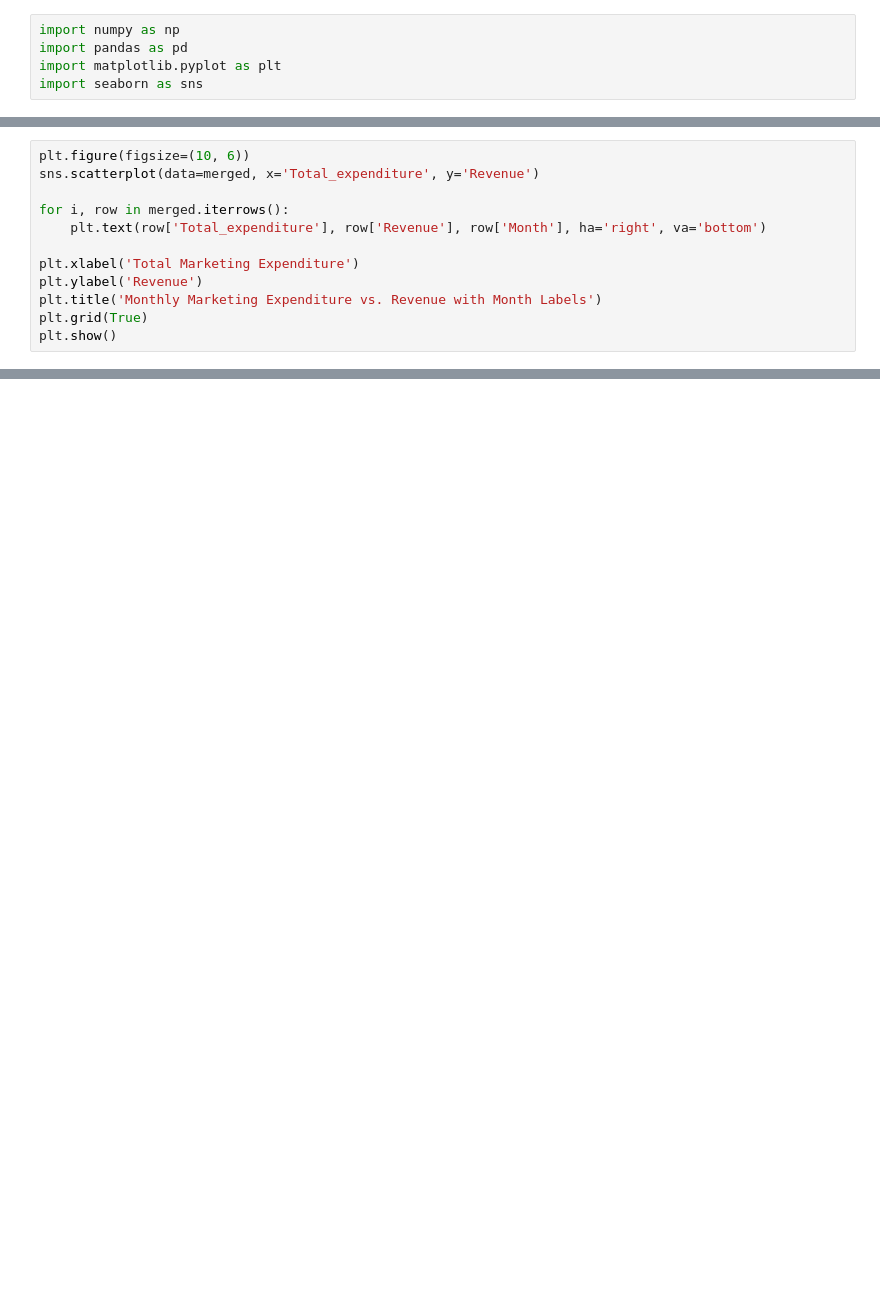
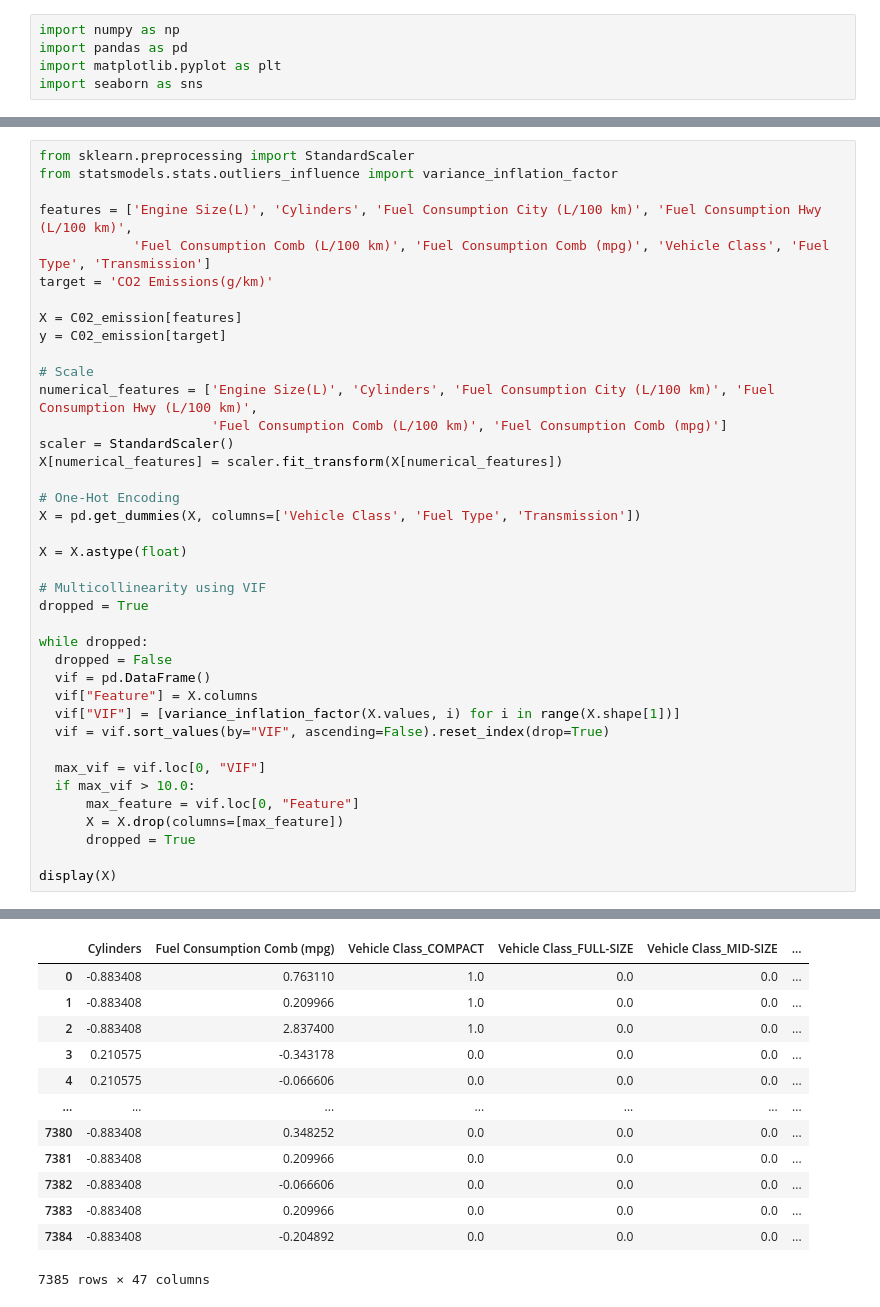
Before and after one commit to anshugupta742/data-analytics-projects, a Jupyter notebook: CO2-Emission-Analysis/CO2_Emission_Analysis.ipynb, the cells around one changed output, grey strips where cells are left out. Drawn from its saved outputs; the diff is of its cells as text; blank space fills up the shorter version.

```diff
--- a/CO2-Emission-Analysis/CO2_Emission_Analysis.ipynb
+++ b/CO2-Emission-Analysis/CO2_Emission_Analysis.ipynb
@@ -289,12 +13,0 @@ sns.lineplot(data=merged, x='Month', y='ROI')
-# %%
-plt.figure(figsize=(10, 6))
-sns.scatterplot(data=merged, x='Total_expenditure', y='Revenue')
-
-for i, row in merged.iterrows():
-    plt.text(row['Total_expenditure'], row['Revenue'], row['Month'], ha='right', va='bottom')
-
-plt.xlabel('Total Marketing Expenditure')
-plt.ylabel('Revenue')
-plt.title('Monthly Marketing Expenditure vs. Revenue with Month Labels')
-plt.grid(True)
-plt.show()
@@ -635,0 +227,40 @@ Lowest sales day: 2019-05-28 00:00:00 with 1767.15072
+# %%
+from sklearn.preprocessing import StandardScaler
+from statsmodels.stats.outliers_influence import variance_inflation_factor
+
+features = ['Engine Size(L)', 'Cylinders', 'Fuel Consumption City (L/100 km)', 'Fuel Consumption Hwy (L/100 km)',
+            'Fuel Consumption Comb (L/100 km)', 'Fuel Consumption Comb (mpg)', 'Vehicle Class', 'Fuel Type', 'Transmission']
+target = 'CO2 Emissions(g/km)'
+
+X = C02_emission[features]
+y = C02_emission[target]
+
+# Scale
+numerical_features = ['Engine Size(L)', 'Cylinders', 'Fuel Consumption City (L/100 km)', 'Fuel Consumption Hwy (L/100 km)',
+                      'Fuel Consumption Comb (L/100 km)', 'Fuel Consumption Comb (mpg)']
+scaler = StandardScaler()
+X[numerical_features] = scaler.fit_transform(X[numerical_features])
+
+# One-Hot Encoding
+X = pd.get_dummies(X, columns=['Vehicle Class', 'Fuel Type', 'Transmission'])
+
+X = X.astype(float)
+
+# Multicollinearity using VIF
+dropped = True
+
+while dropped:
+  dropped = False
+  vif = pd.DataFrame()
+  vif["Feature"] = X.columns
+  vif["VIF"] = [variance_inflation_factor(X.values, i) for i in range(X.shape[1])]
+  vif = vif.sort_values(by="VIF", ascending=False).reset_index(drop=True)
+
+  max_vif = vif.loc[0, "VIF"]
+  if max_vif > 10.0:
+      max_feature = vif.loc[0, "Feature"]
+      X = X.drop(columns=[max_feature])
+      dropped = True
+
+display(X)
+# %% [output]
@@ -635,0 +272,13 @@ Lowest sales day: 2019-05-28 00:00:00 with 1767.15072
+|  | Cylinders | Fuel Consumption Comb (mpg) | Vehicle Class_COMPACT | Vehicle Class_FULL-SIZE | Vehicle Class_MID-SIZE | ... |
+| 0 | -0.883408 | 0.763110 | 1.0 | 0.0 | 0.0 | ... |
+| 1 | -0.883408 | 0.209966 | 1.0 | 0.0 | 0.0 | ... |
+| 2 | -0.883408 | 2.837400 | 1.0 | 0.0 | 0.0 | ... |
+| 3 | 0.210575 | -0.343178 | 0.0 | 0.0 | 0.0 | ... |
+| 4 | 0.210575 | -0.066606 | 0.0 | 0.0 | 0.0 | ... |
+| ... | ... | ... | ... | ... | ... | ... |
+| 7380 | -0.883408 | 0.348252 | 0.0 | 0.0 | 0.0 | ... |
+| 7381 | -0.883408 | 0.209966 | 0.0 | 0.0 | 0.0 | ... |
+| 7382 | -0.883408 | -0.066606 | 0.0 | 0.0 | 0.0 | ... |
+| 7383 | -0.883408 | 0.209966 | 0.0 | 0.0 | 0.0 | ... |
+| 7384 | -0.883408 | -0.204892 | 0.0 | 0.0 | 0.0 | ... |
+7385 rows × 47 columns
```
Also changed, not shown: parts of 92 cells of this notebook.
